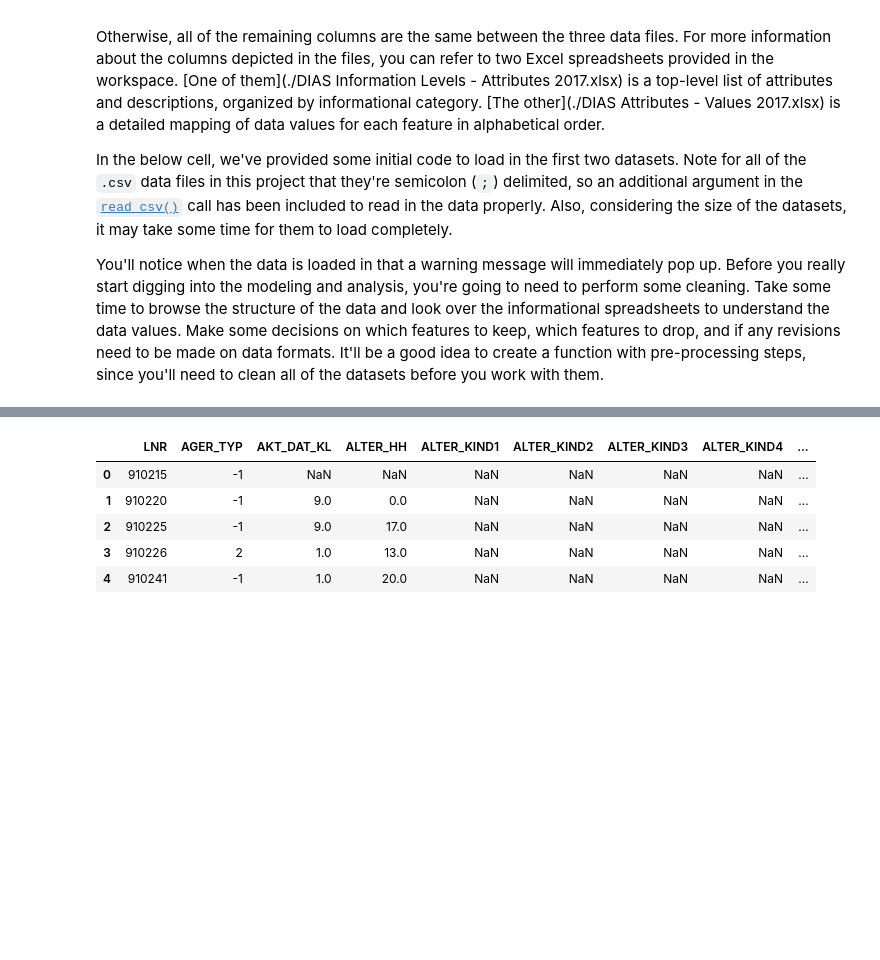
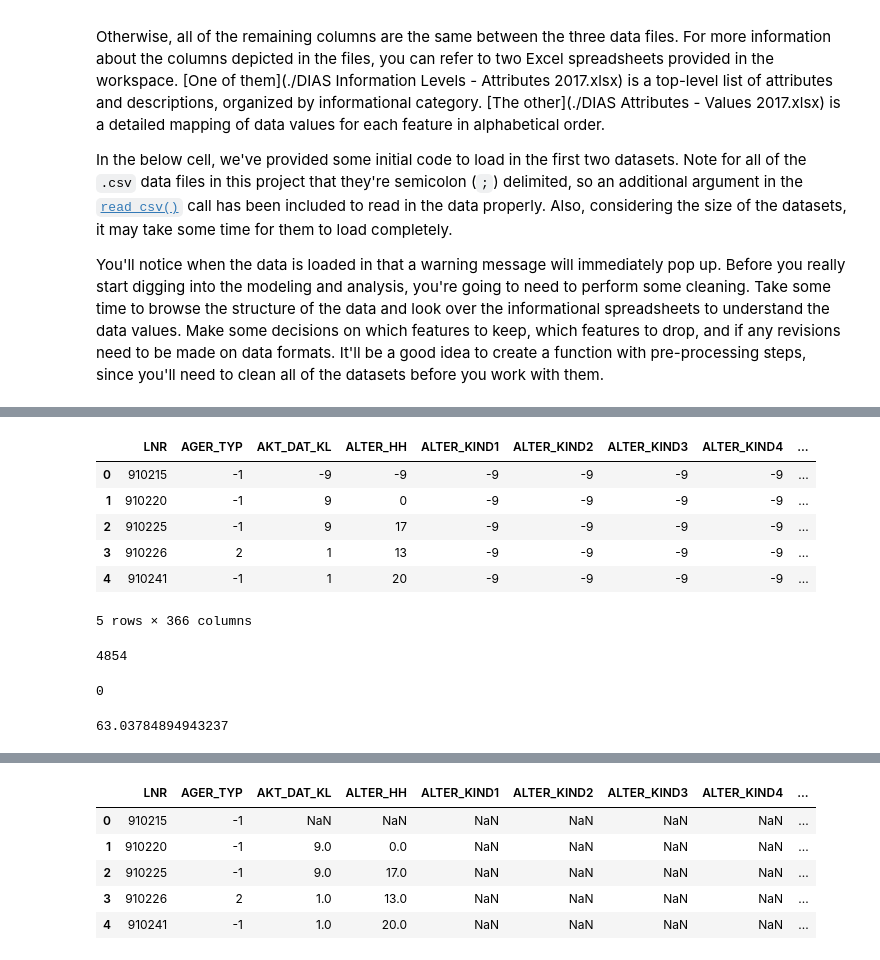
Before and after one commit to ilknurCakir/CustomerSegmentation, a Jupyter notebook: Arvato Project Workbook.ipynb, the cells around one changed output, grey strips where cells are left out. Saved outputs shown, nothing was run; the diff lists cells and outputs as text; code cells hidden in the pictures; blank space fills up the shorter version.

```diff
--- a/Arvato Project Workbook.ipynb
+++ b/Arvato Project Workbook.ipynb
@@ -38,0 +186,14 @@ customers = pd.read_csv('../../data/Term2/capstone/arvato_data/Udacity_CUSTOMERS
+# %%
+cols = azdias.columns
+cols_int = cols.difference(['CAMEO_DEUG_2015', 'CAMEO_DEU_2015', 'CAMEO_INTL_2015', 'OST_WEST_KZ', 'D19_LETZTER_KAUF_BRANCHE', 'EINGEFUEGT_AM',
+                           'WOHNLAGE'])
+
+#azdias[cols_int] = azdias[cols_int].fillna(-9).astype(object).astype('int')
+# %%
+for col in cols_int:
+    print(col)
+    print(azdias[col].dtype)
+    start = time()
+    azdias[col] = azdias[col].fillna(-9).astype('int')
+    finish = time()
+    print(col, finish - start)
@@ -38,0 +252,14 @@ customers = pd.read_csv('../../data/Term2/capstone/arvato_data/Udacity_CUSTOMERS
+# %%
+azdias['ANREDE_KZ'] = azdias['ANREDE_KZ'].replace(-9, np.nan)
+# %%
+azdias['CJT_GESAMTTYP'] = azdias['CJT_GESAMTTYP'].replace(-9, np.nan)
+# %%
+azdias.head()
+# %% [output]
+|  | LNR | AGER_TYP | AKT_DAT_KL | ALTER_HH | ALTER_KIND1 | ALTER_KIND2 | ALTER_KIND3 | ALTER_KIND4 | ... |
+| 0 | 910215 | -1 | -9 | -9 | -9 | -9 | -9 | -9 | ... |
+| 1 | 910220 | -1 | 9 | 0 | -9 | -9 | -9 | -9 | ... |
+| 2 | 910225 | -1 | 9 | 17 | -9 | -9 | -9 | -9 | ... |
+| 3 | 910226 | 2 | 1 | 13 | -9 | -9 | -9 | -9 | ... |
+| 4 | 910241 | -1 | 1 | 20 | -9 | -9 | -9 | -9 | ... |
+5 rows × 366 columns
@@ -38,0 +272,18 @@ customers = pd.read_csv('../../data/Term2/capstone/arvato_data/Udacity_CUSTOMERS
+# %%
+azdias['CJT_GESAMTTYP'].isnull().sum()
+# %% [output]
+4854
+# %%
+azdias['ANREDE_KZ'].isnull().sum()
+# %% [output]
+0
+# %%
+s = time()
+
+azdias.loc[azdias['AGER_TYP'].isin([-9, -1, 0]), 'AGER_TYP'] = np.NaN
+
+f = time()
+
+print(f - s)
+# %% [output]
+63.03784894943237
```
Also changed, not shown: parts of 46 cells of this notebook.
